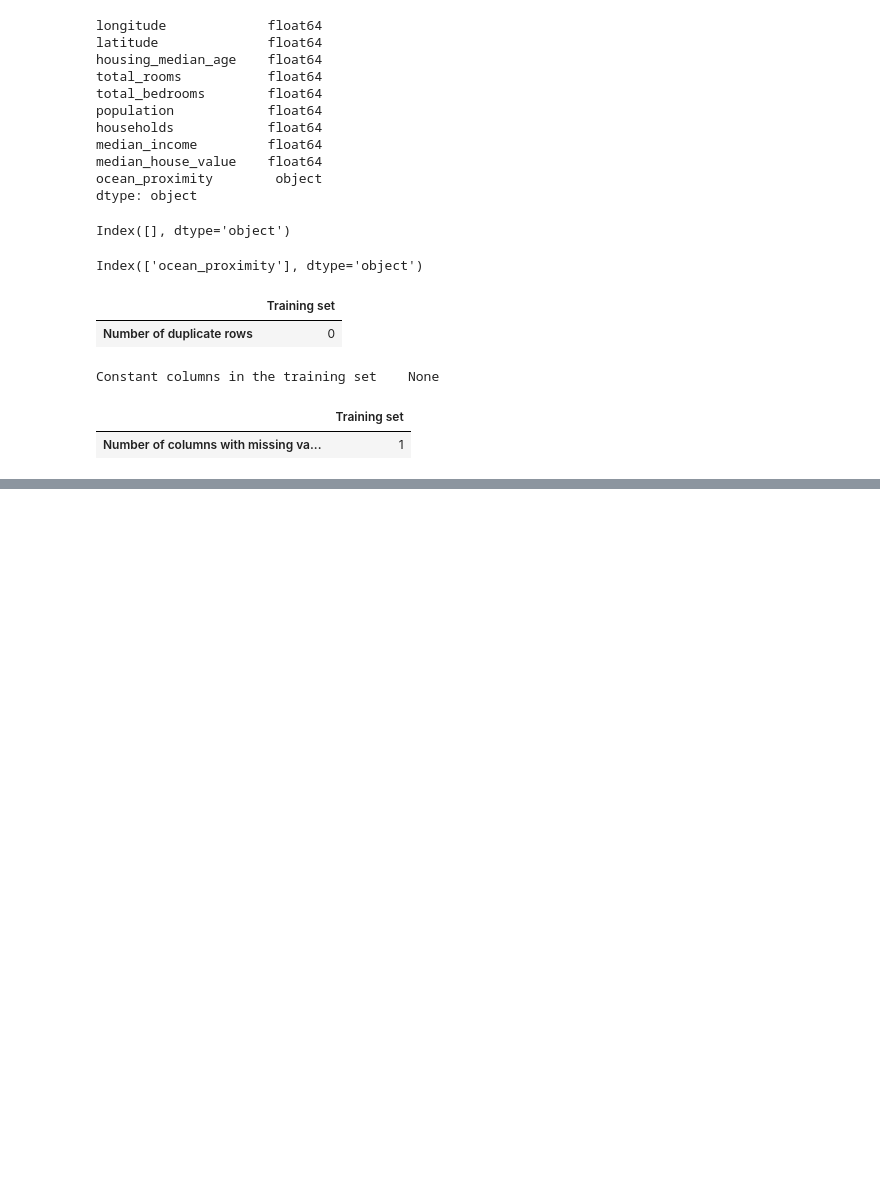
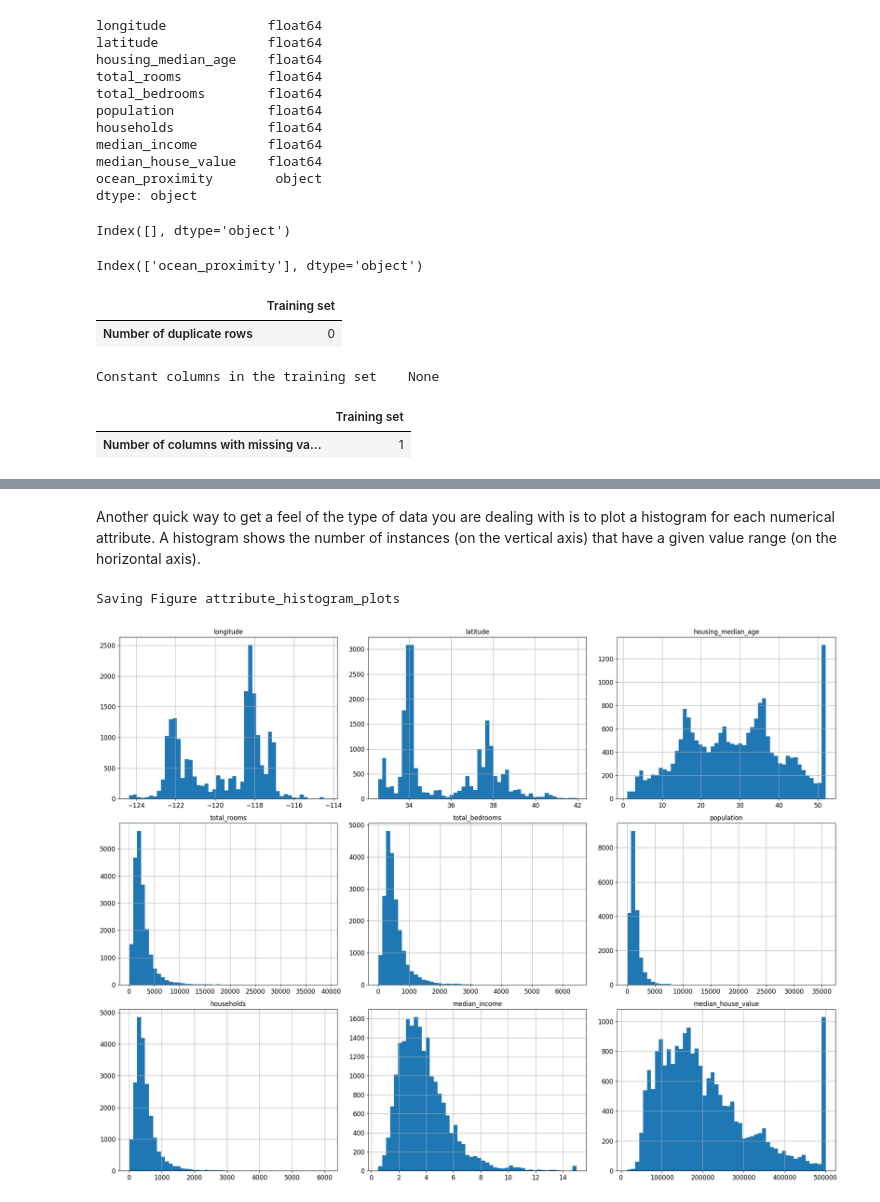
Before and after one commit to andysingal/CaliforniaHousing_Prices, a Jupyter notebook: Cali_house.ipynb, the cells around one changed output, grey strips where cells are left out. Cells and saved outputs as stored; diff of their text form; code cells hidden in the pictures; blank space fills up the shorter version.

```diff
--- a/Cali_house.ipynb
+++ b/Cali_house.ipynb
@@ -186,0 +200,11 @@ df_missing
+# %% [markdown]
+Another quick way to get a feel of the type of data you are dealing with is to plot a histogram for each numerical attribute. A histogram shows the number of instances (on the vertical axis) that have a given value range (on the horizontal axis).
+# %%
+%matplotlib inline
+import matplotlib.pyplot as plt
+housing.hist(bins=50, figsize=(20,15))
+save_fig("attribute_histogram_plots")
+plt.show()
+# %% [output]
+Saving Figure attribute_histogram_plots
+[figure, added]
```
Also changed, not shown: parts of 2 cells of this notebook.
